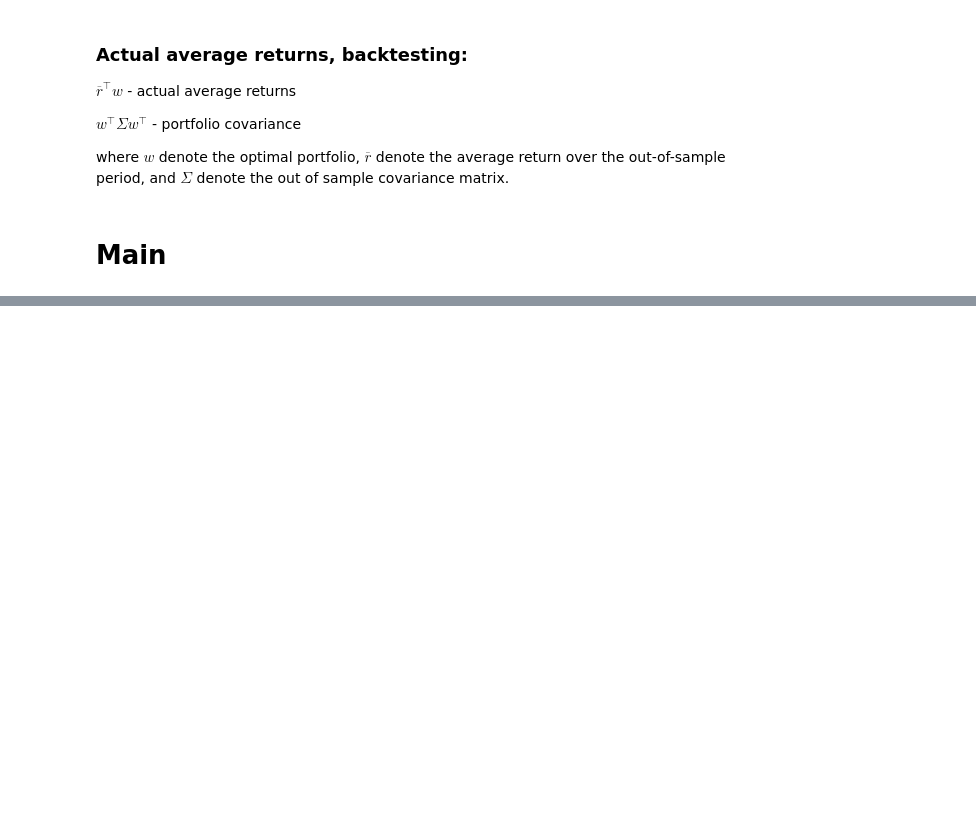
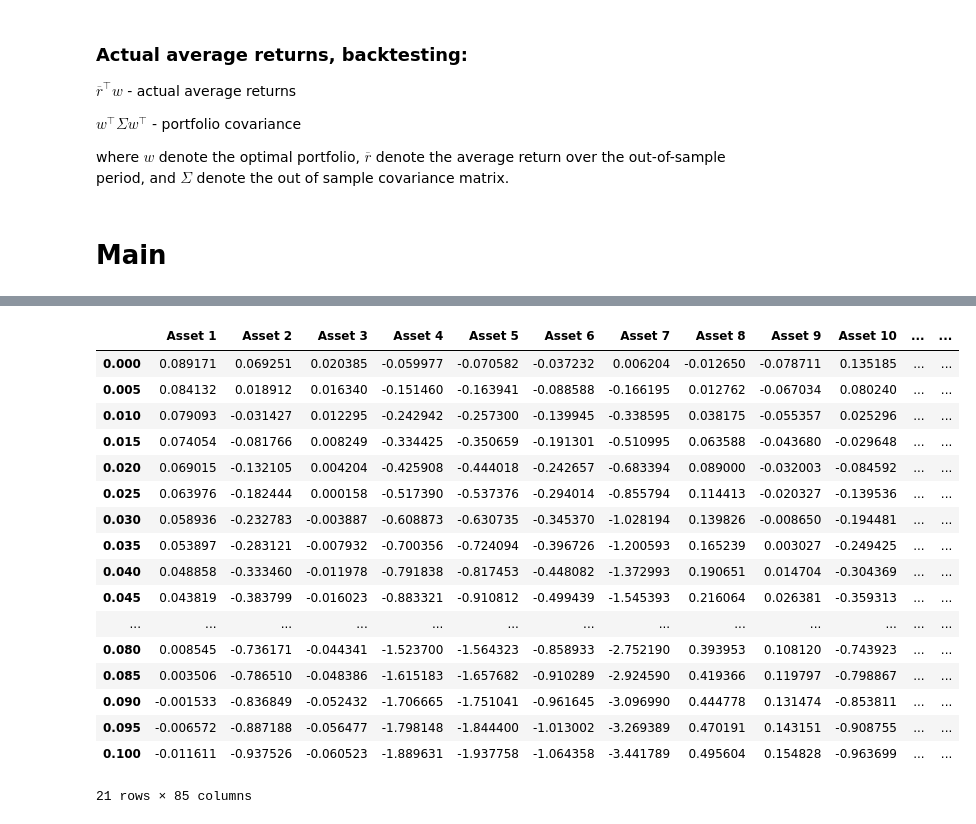
Before and after one commit to ep4518/CFcrsw, a Jupyter notebook: data/PortfolioOptimisation.ipynb, the cells around one changed output, grey strips where cells are left out. Drawn from its saved outputs; the diff is of its cells as text; code cells hidden in the pictures; blank space fills up the shorter version.

```diff
--- a/data/PortfolioOptimisation.ipynb
+++ b/data/PortfolioOptimisation.ipynb
@@ -33,6 +33,8 @@ def optimal_weights(rets, target_return):
         bottom_row = np.hstack((-e.T, np.zeros((1, 1)), np.zeros((1, 1))))
 
         A = np.vstack((top_row, middle_row, bottom_row))
+        for row in A:
+            print(row)
         b = np.vstack((np.zeros((len(mean_return), 1)), -r_p, -1))
 
         # Solve the linear system
@@ -72,3 +74,5 @@ def backtesting(optimal_weights, OOS_rets, target_return):
     return np.array(res)
 # %% [markdown]
 # Main
+# %%
+df_weights = optimal_weights(daily_returns, np.linspace(0, 0.1, 21))
@@ -85,6 +107,27 @@ for i in range(0, daily_returns.shape[0]-100, 12):
     df_weights = optimal_weights(daily_returns_IS, target_return)
     df_act_returns = backtesting(df_weights, daily_returns_OOS, target_return)
     results_dict[index] = pd.DataFrame(df_act_returns, columns=['target_return', 'Actual Average Return', 'Portfolio Covariance']).set_index('target_return')
+# %%
+df_weights
+# %% [output]
+|  | Asset 1 | Asset 2 | Asset 3 | Asset 4 | Asset 5 | Asset 6 | Asset 7 | Asset 8 | Asset 9 | Asset 10 | ... | ... |
+| 0.000 | 0.089171 | 0.069251 | 0.020385 | -0.059977 | -0.070582 | -0.037232 | 0.006204 | -0.012650 | -0.078711 | 0.135185 | ... | ... |
+| 0.005 | 0.084132 | 0.018912 | 0.016340 | -0.151460 | -0.163941 | -0.088588 | -0.166195 | 0.012762 | -0.067034 | 0.080240 | ... | ... |
+| 0.010 | 0.079093 | -0.031427 | 0.012295 | -0.242942 | -0.257300 | -0.139945 | -0.338595 | 0.038175 | -0.055357 | 0.025296 | ... | ... |
+| 0.015 | 0.074054 | -0.081766 | 0.008249 | -0.334425 | -0.350659 | -0.191301 | -0.510995 | 0.063588 | -0.043680 | -0.029648 | ... | ... |
+| 0.020 | 0.069015 | -0.132105 | 0.004204 | -0.425908 | -0.444018 | -0.242657 | -0.683394 | 0.089000 | -0.032003 | -0.084592 | ... | ... |
+| 0.025 | 0.063976 | -0.182444 | 0.000158 | -0.517390 | -0.537376 | -0.294014 | -0.855794 | 0.114413 | -0.020327 | -0.139536 | ... | ... |
+| 0.030 | 0.058936 | -0.232783 | -0.003887 | -0.608873 | -0.630735 | -0.345370 | -1.028194 | 0.139826 | -0.008650 | -0.194481 | ... | ... |
+| 0.035 | 0.053897 | -0.283121 | -0.007932 | -0.700356 | -0.724094 | -0.396726 | -1.200593 | 0.165239 | 0.003027 | -0.249425 | ... | ... |
+| 0.040 | 0.048858 | -0.333460 | -0.011978 | -0.791838 | -0.817453 | -0.448082 | -1.372993 | 0.190651 | 0.014704 | -0.304369 | ... | ... |
+| 0.045 | 0.043819 | -0.383799 | -0.016023 | -0.883321 | -0.910812 | -0.499439 | -1.545393 | 0.216064 | 0.026381 | -0.359313 | ... | ... |
+| ... | ... | ... | ... | ... | ... | ... | ... | ... | ... | ... | ... | ... |
+| 0.080 | 0.008545 | -0.736171 | -0.044341 | -1.523700 | -1.564323 | -0.858933 | -2.752190 | 0.393953 | 0.108120 | -0.743923 | ... | ... |
+| 0.085 | 0.003506 | -0.786510 | -0.048386 | -1.615183 | -1.657682 | -0.910289 | -2.924590 | 0.419366 | 0.119797 | -0.798867 | ... | ... |
+| 0.090 | -0.001533 | -0.836849 | -0.052432 | -1.706665 | -1.751041 | -0.961645 | -3.096990 | 0.444778 | 0.131474 | -0.853811 | ... | ... |
+| 0.095 | -0.006572 | -0.887188 | -0.056477 | -1.798148 | -1.844400 | -1.013002 | -3.269389 | 0.470191 | 0.143151 | -0.908755 | ... | ... |
+| 0.100 | -0.011611 | -0.937526 | -0.060523 | -1.889631 | -1.937758 | -1.064358 | -3.441789 | 0.495604 | 0.154828 | -0.963699 | ... | ... |
+21 rows × 85 columns
 # %%
 import time
 
```
Also changed, not shown: parts of 1 cell of this notebook, 7 other files.
